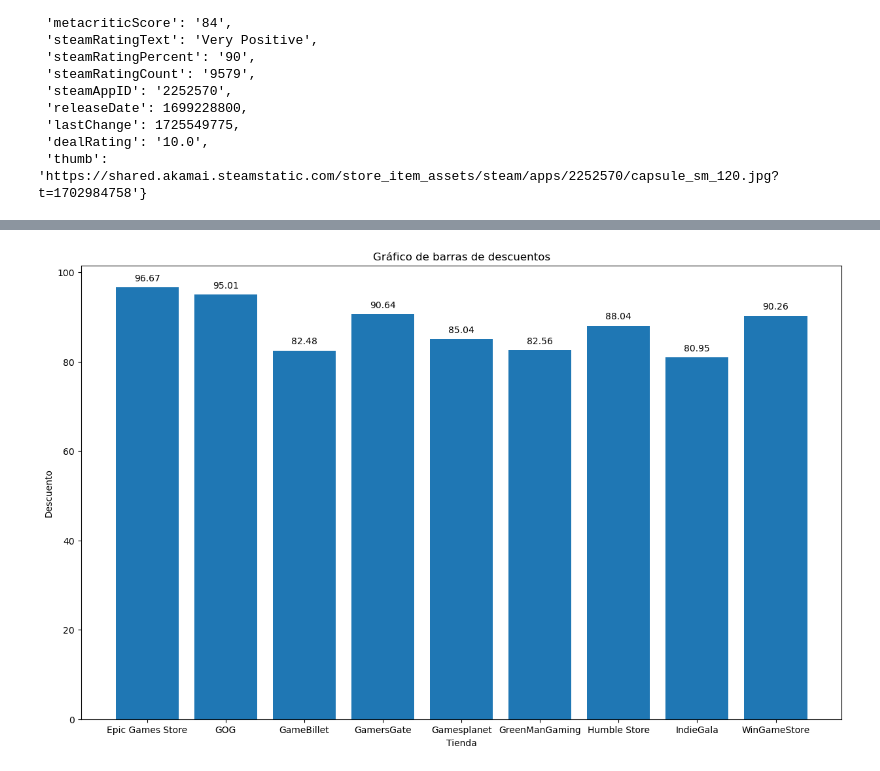
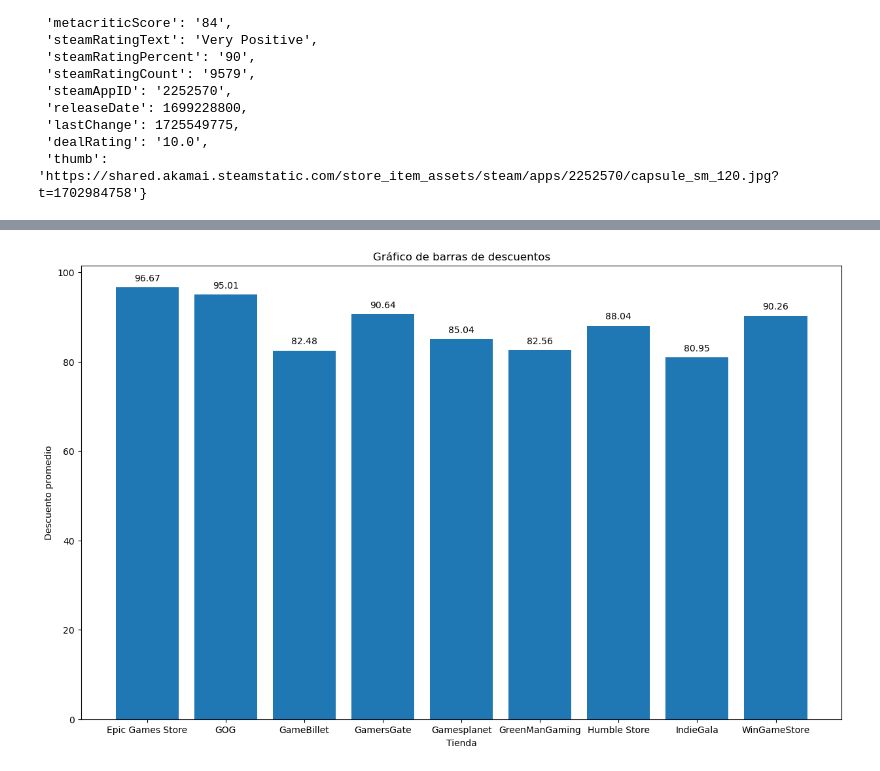
Before and after one commit to ivanalonsom/Project3_DataAnalysis_Oriented_To_Sales_Strategies, a Jupyter notebook: main.ipynb, the cells around one changed output, grey strips where cells are left out. Cells and saved outputs as stored; diff of their text form; code cells hidden in the pictures.

```diff
--- a/main.ipynb
+++ b/main.ipynb
@@ -141,19 +161,19 @@ df_all.to_csv(f"data/registro_{fecha_actual}")
 # %%
 import matplotlib.pyplot as plt
 
 df_graf_barras = df_all.groupby('tienda')['porcentaje_descuento'].mean().reset_index()
 # Same as df_graf_barras = df_all.groupby('tienda').agg({'porcentaje_descuento' : 'mean'})
 
 plt.figure(figsize=(15, 9))
 plt.bar(df_graf_barras['tienda'], df_graf_barras['porcentaje_descuento'])
 
 # Agregar etiquetas a cada barra
 for i, valor in enumerate(df_graf_barras['porcentaje_descuento']):
     plt.text(i, valor + 1, f"{valor:.2f}", ha='center', va='bottom')
 
 plt.title('Gráfico de barras de descuentos')
 plt.xlabel('Tienda')
-plt.ylabel('Descuento')
+plt.ylabel('Descuento promedio')
 plt.show()
 # %% [output]
-[figure, old version]
+[figure, new version]
```
Also changed, not shown: parts of 2 cells of this notebook, 1 other file.
